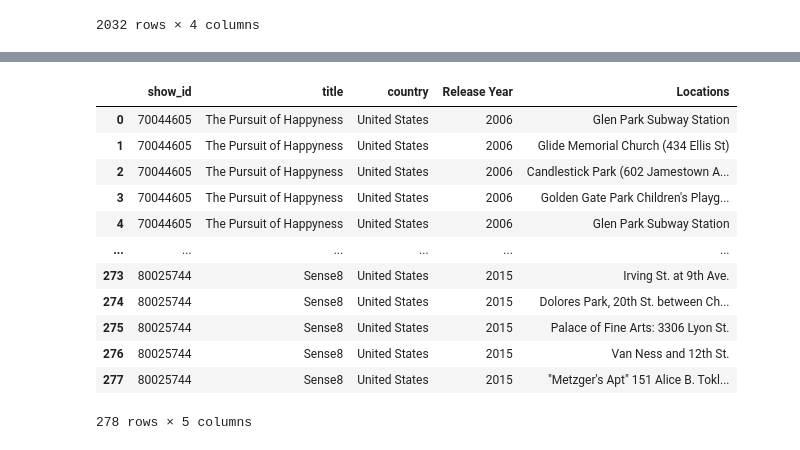
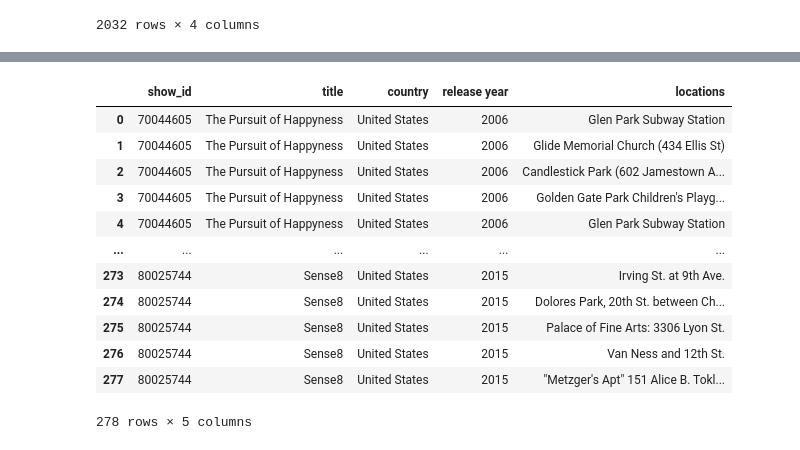
Before and after one commit to Anumala89/ETL-project, a Jupyter notebook: ETL_project.ipynb, the cells around one changed output, grey strips where cells are left out. Saved outputs shown, nothing was run; the diff lists cells and outputs as text; code cells hidden in the pictures.

```diff
--- a/ETL_project.ipynb
+++ b/ETL_project.ipynb
@@ -86,6 +86,6 @@ netflix_df
 | 6233 | 70153404 | Friends | United States | 2003 |
 2032 rows × 4 columns
 # %%
-film_locations_df2 =film_locations_df.rename(columns={'Title': 'title'})
+film_locations_df2 =film_locations_df.rename(columns={'Title': 'title', 'Release Year': 'release year', 'Locations': 'locations'})
 film_locations_df2.head()
 # %% [output]
@@ -114,10 +114,10 @@ merged_dfs
 | 277 | 80025744 | Sense8 | United States | 2018 | 2015 | "Metzger's Apt" 151 Alice B. Tokl... |
 278 rows × 6 columns
 # %%
-netflix_locations = merged_dfs[['show_id', 'title', 'country', 'Release Year', 'Locations']]
+netflix_locations = merged_dfs[['show_id', 'title', 'country', 'release year', 'locations']]
 netflix_locations
 # %% [output]
-|  | show_id | title | country | Release Year | Locations |
+|  | show_id | title | country | release year | locations |
 | 0 | 70044605 | The Pursuit of Happyness | United States | 2006 | Glen Park Subway Station |
 | 1 | 70044605 | The Pursuit of Happyness | United States | 2006 | Glide Memorial Church (434 Ellis St) |
 | 2 | 70044605 | The Pursuit of Happyness | United States | 2006 | Candlestick Park (602 Jamestown A... |
```
Also changed, not shown: parts of 3 cells of this notebook.
